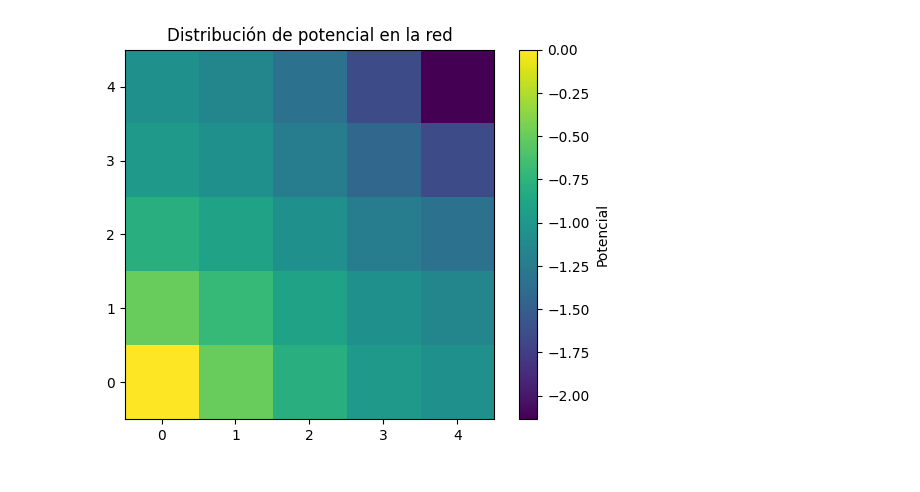
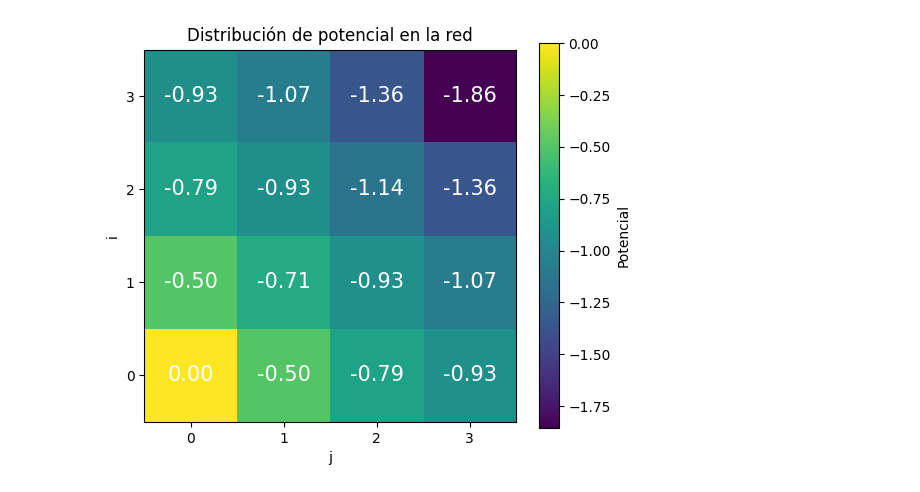
Before and after one commit to asegura4488/FisicaA, a Jupyter notebook: Semana9/CircuitoCuadrado.ipynb, the cells around one changed output. Drawn from its saved outputs; the diff is of its cells as text; code cells hidden in the pictures.

```diff
--- a/Semana9/CircuitoCuadrado.ipynb
+++ b/Semana9/CircuitoCuadrado.ipynb
@@ -3,9 +3,10 @@
 # %%
 import numpy as np
 import matplotlib.pyplot as plt
+from google.colab import files
 
 # Tamaño de la red
-N = 5  # N x N nodos
+N = 4  # N x N nodos
 num_nodos = N * N
 
 # Función para convertir (i,j) → índice
@@ -36,34 +37,51 @@ for i in range(N):
 
             G = 1.0  # R = 1 → G = 1
 
             L[nodo, nodo] += G
             L[nodo, vecino] -= G
 
 # Vector de corrientes
 I = np.zeros(num_nodos)
 
 # Fuente y sumidero
 I[idx(0, 0)] = 1.0
 I[idx(N-1, N-1)] = -1.0
 
 # Fijar nodo de referencia (tierra)
 L_reducida = L[1:, 1:]
 I_reducida = I[1:]
 
 # Resolver
 V_reducido = np.linalg.solve(L_reducida, I_reducida)
 
 # Reconstruir
 V = np.zeros(num_nodos)
 V[1:] = V_reducido
 
 # Convertir a matriz 2D
 V_grid = V.reshape((N, N))
 
 # Visualización
-plt.imshow(V_grid, origin='lower')
-plt.colorbar(label="Potencial")
-plt.title("Distribución de potencial en la red")
+plt.figure(figsize=(6,5))
+plt.imshow(V_grid, cmap='viridis', origin='lower')
+plt.colorbar(label='Potencial')
+plt.title('Distribución de potencial en la red')
+plt.xlabel('j')
+plt.ylabel('i')
+
+# ticks
+plt.xticks(range(V_grid.shape[1]))
+plt.yticks(range(V_grid.shape[0]))
+
+# escribir números en cada celda
+for i in range(V_grid.shape[0]):
+    for j in range(V_grid.shape[1]):
+        plt.text(j, i, f"{V_grid[i,j]:.2f}",
+                 ha='center', va='center', color='white', fontsize=15)
+
+
+plt.savefig('DistribucionPotencial.pdf',dpi=300)
 plt.show()
+files.download("DistribucionPotencial.pdf")
 # %% [output]
-[figure, old version]
+[figure, new version]
```
Also changed, not shown: parts of 1 cell of this notebook.
